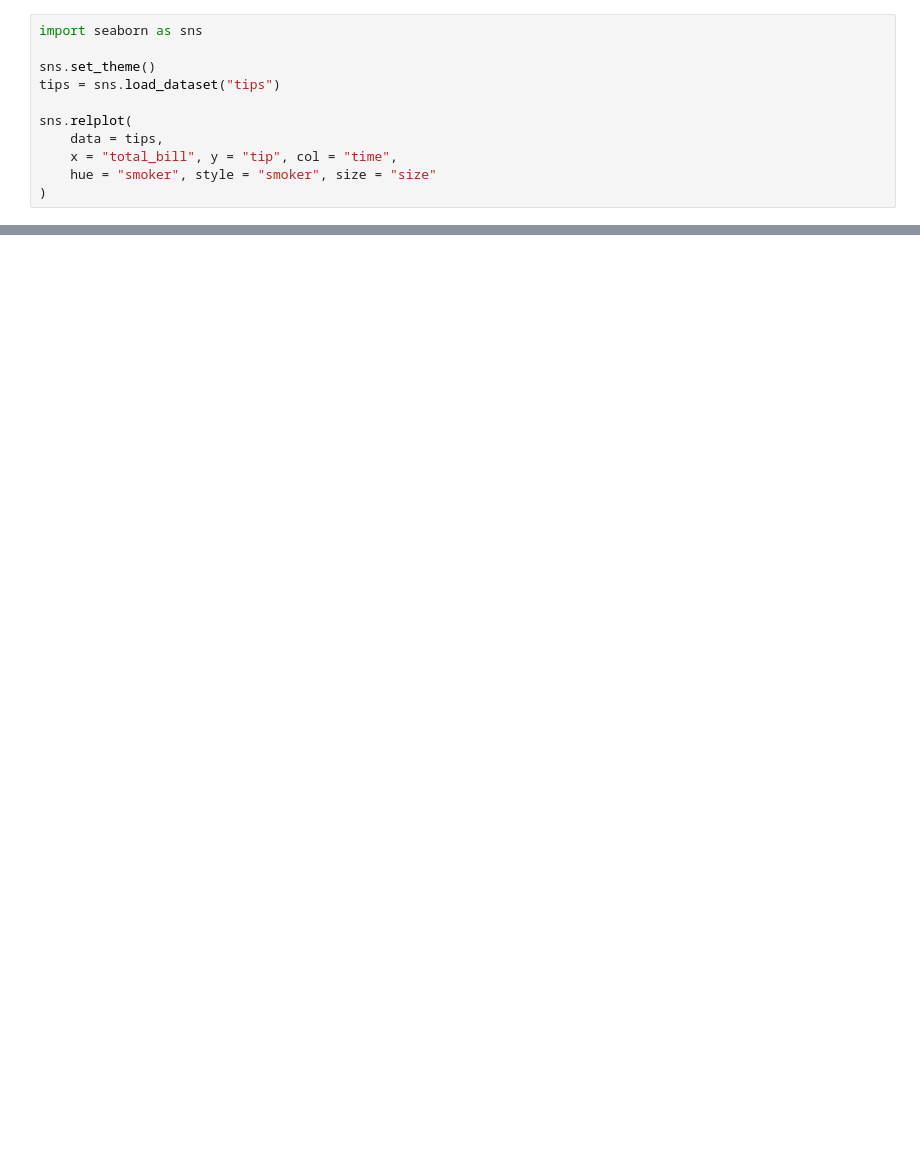
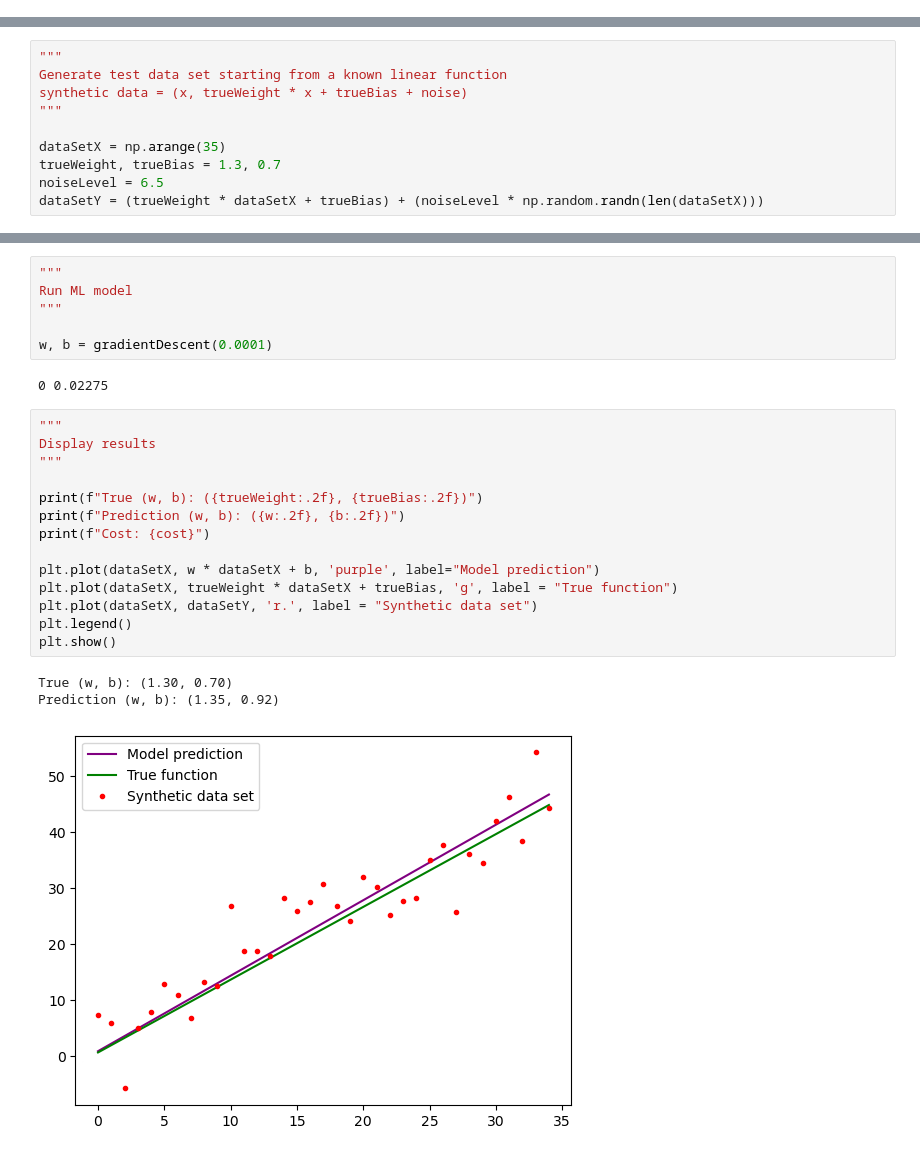
Before and after one commit to DrNayak2306/ML, a Jupyter notebook: gradient_descent.ipynb, the cells around one changed output, grey strips where cells are left out. Saved outputs shown, nothing was run; the diff lists cells and outputs as text; blank space fills up the shorter version.

Commit message:
gradient descent; presentable notebook

```diff
--- a/gradient_descent.ipynb
+++ b/gradient_descent.ipynb
@@ -43,11 +4,0 @@ noise_std = 5.0
-# %%
-import seaborn as sns
-
-sns.set_theme()
-tips = sns.load_dataset("tips")
-
-sns.relplot(
-    data = tips,
-    x = "total_bill", y = "tip", col = "time",
-    hue = "smoker", style = "smoker", size = "size"
-)
@@ -56,0 +5,10 @@ sns.relplot(
+# %%
+"""
+Generate test data set starting from a known linear function
+synthetic data = (x, trueWeight * x + trueBias + noise)
+"""
+
+dataSetX = np.arange(35)
+trueWeight, trueBias = 1.3, 0.7
+noiseLevel = 6.5
+dataSetY = (trueWeight * dataSetX + trueBias) + (noiseLevel * np.random.randn(len(dataSetX)))
@@ -56,0 +44,26 @@ sns.relplot(
+# %%
+"""
+Run ML model
+"""
+
+w, b = gradientDescent(0.0001)
+# %% [output]
+0 0.02275
+# %%
+"""
+Display results
+"""
+
+print(f"True (w, b): ({trueWeight:.2f}, {trueBias:.2f})")
+print(f"Prediction (w, b): ({w:.2f}, {b:.2f})")
+print(f"Cost: {cost}")
+
+plt.plot(dataSetX, w * dataSetX + b, 'purple', label="Model prediction")
+plt.plot(dataSetX, trueWeight * dataSetX + trueBias, 'g', label = "True function")
+plt.plot(dataSetX, dataSetY, 'r.', label = "Synthetic data set")
+plt.legend()
+plt.show()
+# %% [output]
+True (w, b): (1.30, 0.70)
+Prediction (w, b): (1.35, 0.92)
+[figure, added]
```
Also changed, not shown: parts of 5 cells of this notebook.
